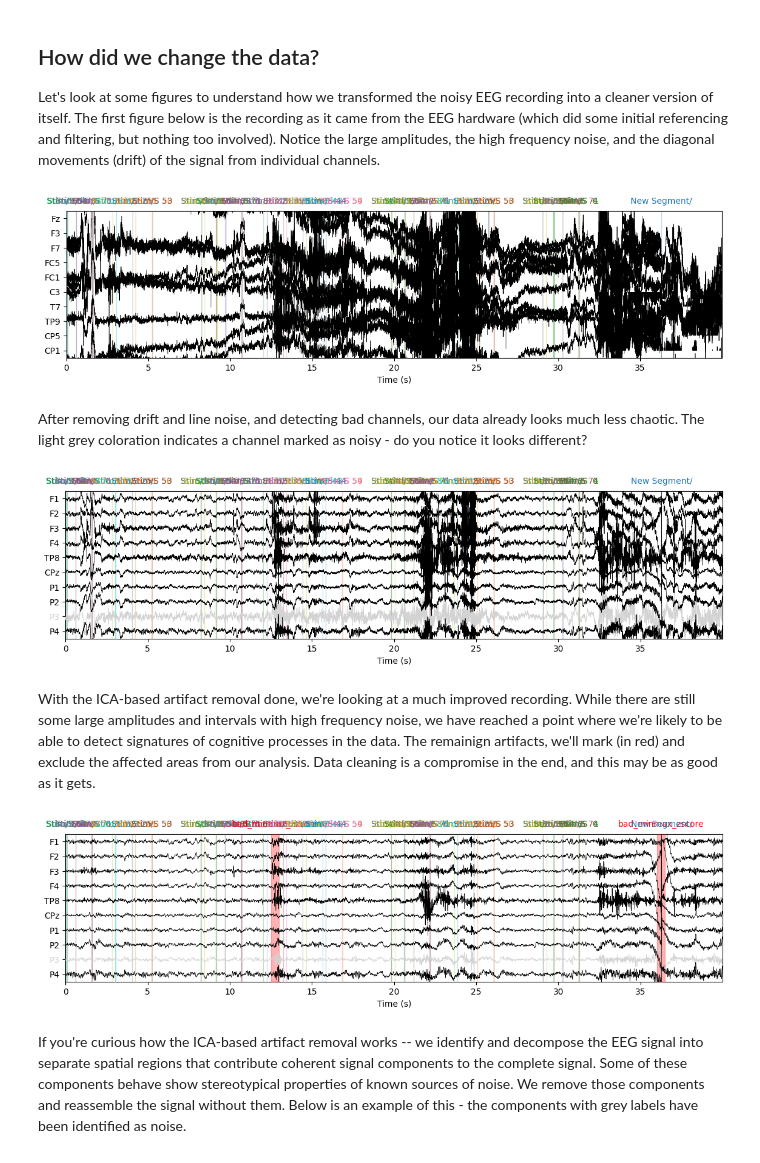
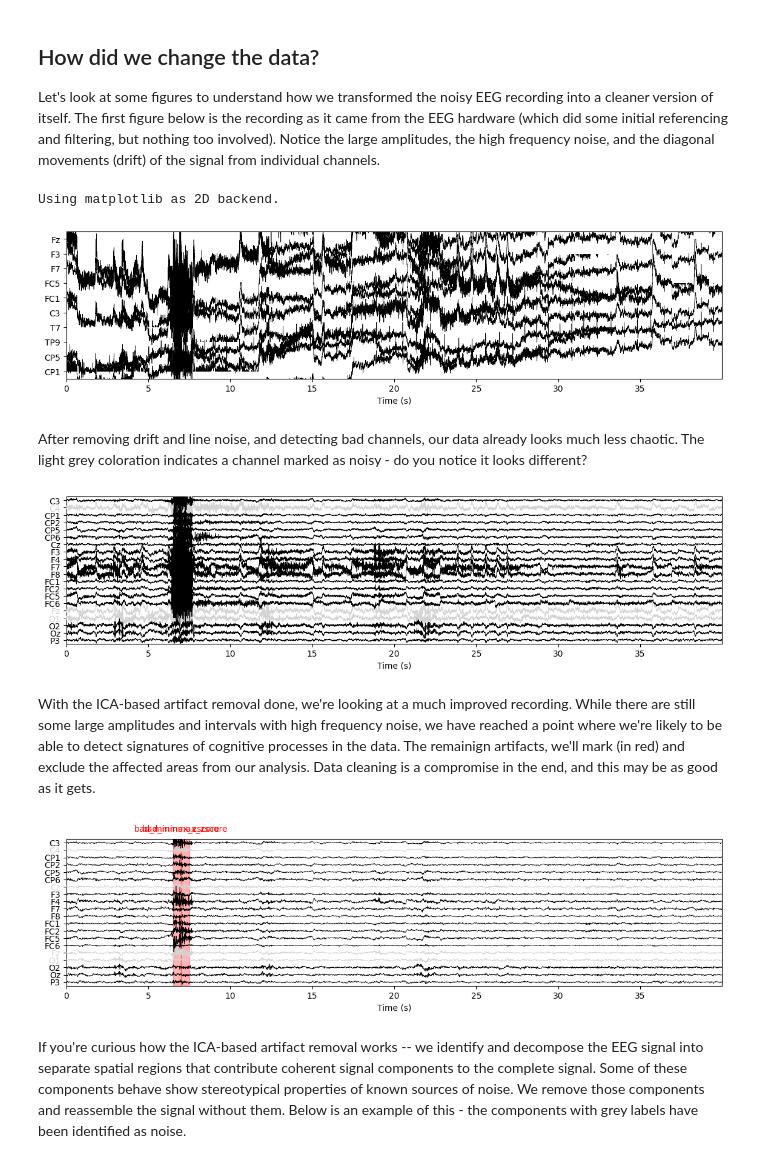
Before and after one commit to fbaumgardt/PS-NE-329, a Jupyter notebook: 01_Preprocessing.ipynb, the cells around one changed output. Saved outputs shown, nothing was run; the diff lists cells and outputs as text; code cells hidden in the pictures.

```diff
--- a/01_Preprocessing.ipynb
+++ b/01_Preprocessing.ipynb
@@ -22,10 +22,13 @@ import matplotlib.pyplot as plt
 import numpy as np
 from mne_icalabel import label_components
 from mne.preprocessing import ICA
-chs = ['AF3', 'AF4', 'AF7', 'AF8', 'AFz', 'F1', 'F2', 'F3', 'F4', 'F5', 'F6', 'F7', 'F8', 'Fz','FC1', 'FC2', 'FC3', 'FC4', 'FC5', 'FC6', 'FT7', 'FT8', 'FCz',
- 'C1', 'C2', 'C3', 'C4', 'C5', 'C6', 'T7', 'T8', 'Cz', 'CP1', 'CP2', 'CP3', 'CP4', 'CP5', 'CP6', 'TP7', 'TP8', 'CPz',
- 'P1', 'P2', 'P3', 'P4', 'P5', 'P6', 'P7', 'P8', 'Pz', 'PO3', 'PO4', 'PO7', 'PO8', 'POz', 'O1', 'O2', 'Oz']
-sel = ['F1', 'F2', 'F3', 'F4', 'TP8', 'CPz', 'P1', 'P2', 'P3', 'P4']
+chs = sorted([
+    'F3', 'F4', 'C3', 'C4', 'P3', 'P4',
+    'O1', 'O2', 'F7', 'F8', 'T7', 'T8', 'P7', 'P8',
+    'Fz', 'Cz', 'Pz', 'FC1', 'FC2', 'CP1', 'CP2', 'FC5',
+    'FC6', 'CP5', 'CP6', 'TP9', 'Oz'
+])
+sel = ['F3', 'F4', 'CPz', 'P3', 'P4']
 # %%
 def minmax_zscore(inst,axis='channels',threshold=3.,max_iter=1,mask=lambda x:[False]*len(x)):
     if axis == 'time':
@@ -84,18 +83,21 @@ files = [f for f in sorted(ls("Data/s03/*.vhdr"))];files
+# %%
+files = [f for f in sorted(ls("Data/DMSS/new/*.vhdr"))]; # this code needs to be customized for each student group!
+files = {c:sorted([f for f in files if c in f]) for c in set([f[:20] for f in files])};
 # %%
 r_ex = {}
-for f in files:
-    r = mne.io.read_raw_brainvision(f,preload=True,eog=('TVEOG','BVEOG','LHEOG','RHEOG')).pick(['eeg','eog']);
-    r_ex['original'] = r.copy().crop(1000,1100)
+for f,g in files.items():
+    r = mne.concatenate_raws([mne.io.read_raw_brainvision(h,preload=True,eog=('TVEOG','BVEOG','LHEOG','RHEOG')).pick(['eeg','eog']) for h in g]).resample(250); # resampling added to speed processing up on students' computers
+    r_ex['original'] = r.copy().crop(300,400)
     r = r.pick(chs)
     if r.info['dig']==None:
         r.set_montage('easycap-M1');
     # 1. & 2. Drift and line noise removal
-    r = r.filter(1,100).notch_filter((60,120,180,240))
+    r = r.filter(1,100).notch_filter((60,120))
     # 3. Bad channel detection
     r = fix_channels(r,3,3)
     # 4. Re-referencing
     r = r.set_eeg_reference("average")
-    r_ex['filtered'] = r.copy().crop(1000,1100)
+    r_ex['filtered'] = r.copy().crop(300,400)
     old_bads = r.info['bads']
     # 5. Statistical artifact detection
     r.set_annotations(r.annotations + artefact_rejection(r))
@@ -104,8 +106,8 @@ for f in files:
     r = fix_channels(r,max_iter=3)
     r.info['bads'] = np.unique(old_bads+r.info['bads']).tolist()
     r.set_annotations(r.annotations + artefact_rejection(r))
-    r.save(f[:-5]+"-raw.fif.gz",overwrite=True)
-    ica.save(f[:-5]+"-ica.fif.gz",overwrite=True)
-    r_ex['cleaned'] = r.copy().crop(1000,1100)
+    r.save(f+"-raw.fif.gz",overwrite=True)
+    ica.save(f+"-ica.fif.gz",overwrite=True)
+    r_ex['cleaned'] = r.copy().crop(300,400)
     r_ex['ica'] = ica
 # %% [output]
@@ -174,19 +219,20 @@ Let's look at some figures to understand how we transformed the noisy EEG record
 # %%
 fig = r_ex['original'].plot(duration=40, n_channels=10, show_scalebars=False, show_scrollbars=False, show=False); fig.set_size_inches(12,3); fig
 # %% [output]
+Using matplotlib as 2D backend.
-[figure, old version]
+[figure, new version]
 # %% [markdown]
 After removing drift and line noise, and detecting bad channels, our data already looks much less chaotic. The light grey coloration indicates a channel marked as noisy - do you notice it looks different?
 # %%
-fig = r_ex['filtered'].plot(picks=sel, duration=40, show_scalebars=False, show_scrollbars=False, show=False); fig.set_size_inches(12,3); fig
+fig = r_ex['filtered'].plot(duration=40, show_scalebars=False, show_scrollbars=False, show=False); fig.set_size_inches(12,3); fig
 # %% [output]
-[figure, old version]
+[figure, new version]
 # %% [markdown]
 With the ICA-based artifact removal done, we're looking at a much improved recording. While there are still some large amplitudes and intervals with high frequency noise, we have reached a point where we're likely to be able to detect signatures of cognitive processes in the data. The remainign artifacts, we'll mark (in red) and exclude the affected areas from our analysis. Data cleaning is a compromise in the end, and this may be as good as it gets.
 # %%
-fig = r_ex['cleaned'].plot(picks=sel, duration=40, show_scalebars=False, show_scrollbars=False, show=False); fig.set_size_inches(12,3); fig
+fig = r_ex['cleaned'].plot(duration=40, show_scalebars=False, show_scrollbars=False, show=False); fig.set_size_inches(12,3); fig
 # %% [output]
-[figure, old version]
+[figure, new version]
 # %% [markdown]
 If you're curious how the ICA-based artifact removal works -- we identify and decompose the EEG signal into separate spatial regions that contribute coherent signal components to the complete signal. Some of these components behave show stereotypical properties of known sources of noise. We remove those components and reassemble the signal without them. Below is an example of this - the components with grey labels have been identified as noise.
 # %%
```
Also changed, not shown: parts of 3 cells of this notebook.
